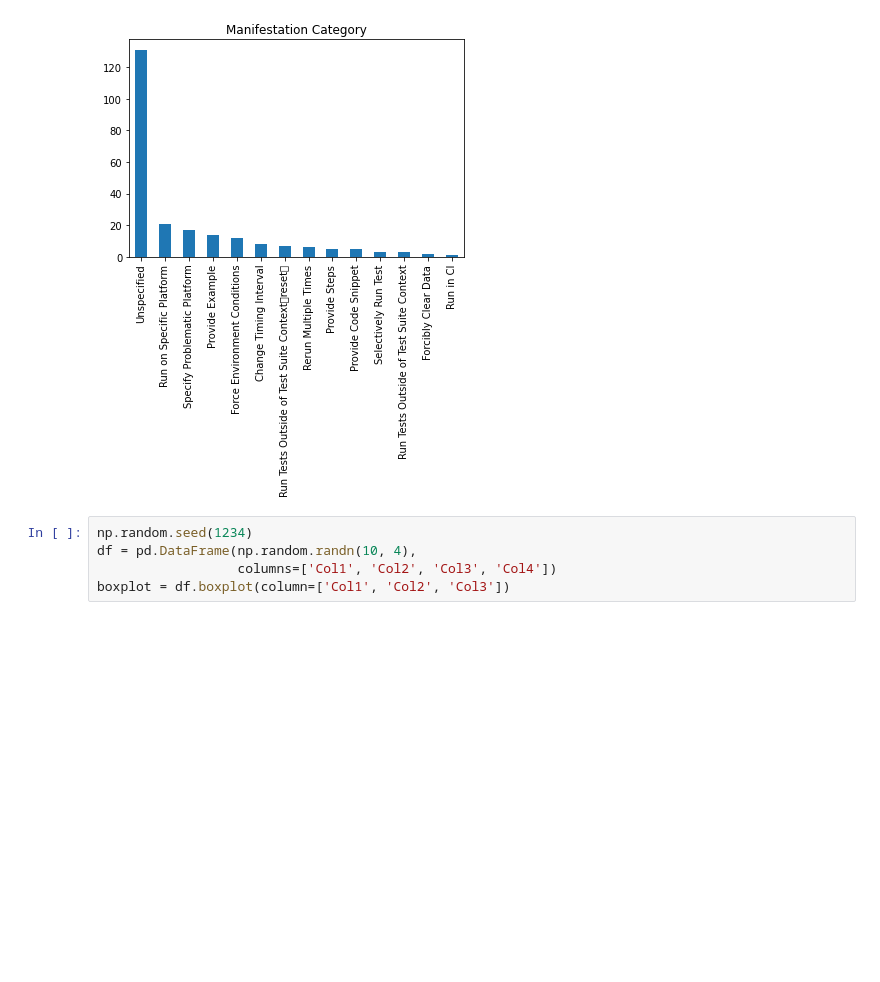
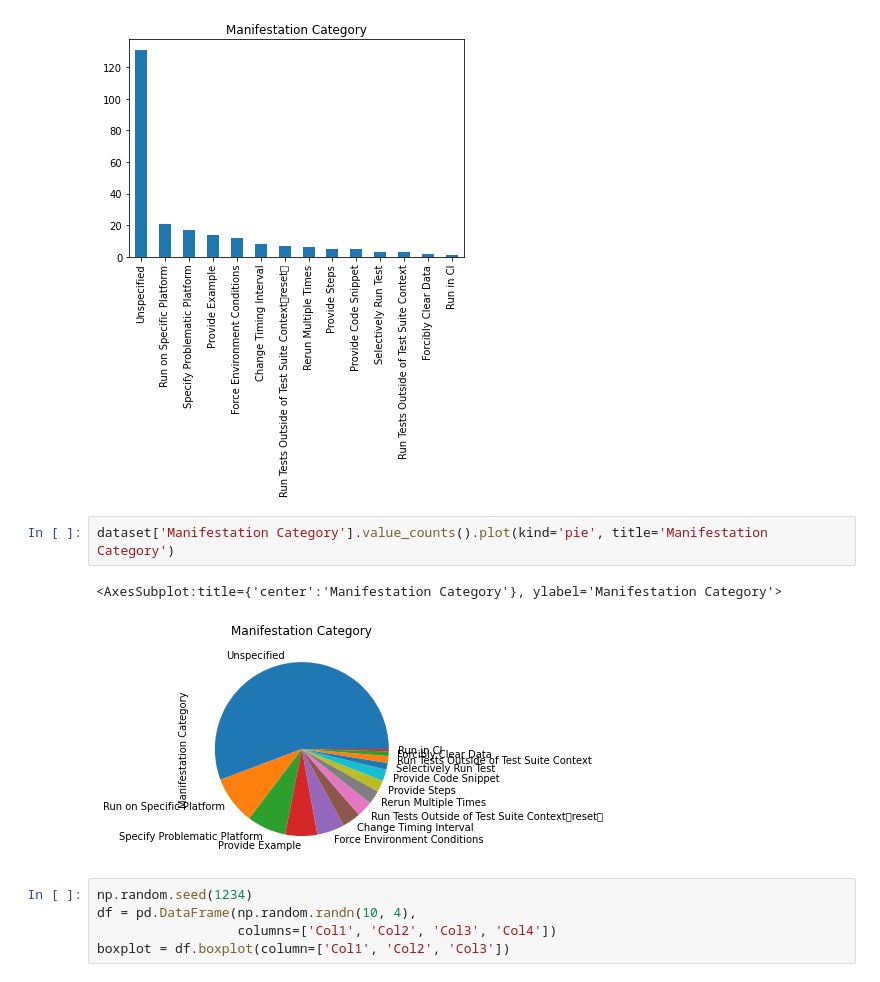
Before and after one commit to sorattorafa/ui-flakies-visualization, a Jupyter notebook: chart.ipynb, the cells around one changed output. Drawn from its saved outputs; the diff is of its cells as text; blank space fills up the shorter version.

```diff
--- a/chart.ipynb
+++ b/chart.ipynb
@@ -23,6 +37,11 @@ dataset['Manifestation Category'].value_counts().plot(kind='bar', title='Manifes
 # %% [output]
 <AxesSubplot:title={'center':'Manifestation Category'}>
 [figure]
+# %%
+dataset['Manifestation Category'].value_counts().plot(kind='pie', title='Manifestation Category')
+# %% [output]
+<AxesSubplot:title={'center':'Manifestation Category'}, ylabel='Manifestation Category'>
+[figure, added]
 # %%
 np.random.seed(1234)
 df = pd.DataFrame(np.random.randn(10, 4),
```
Also changed, not shown: parts of 5 cells of this notebook, 1 other file.
